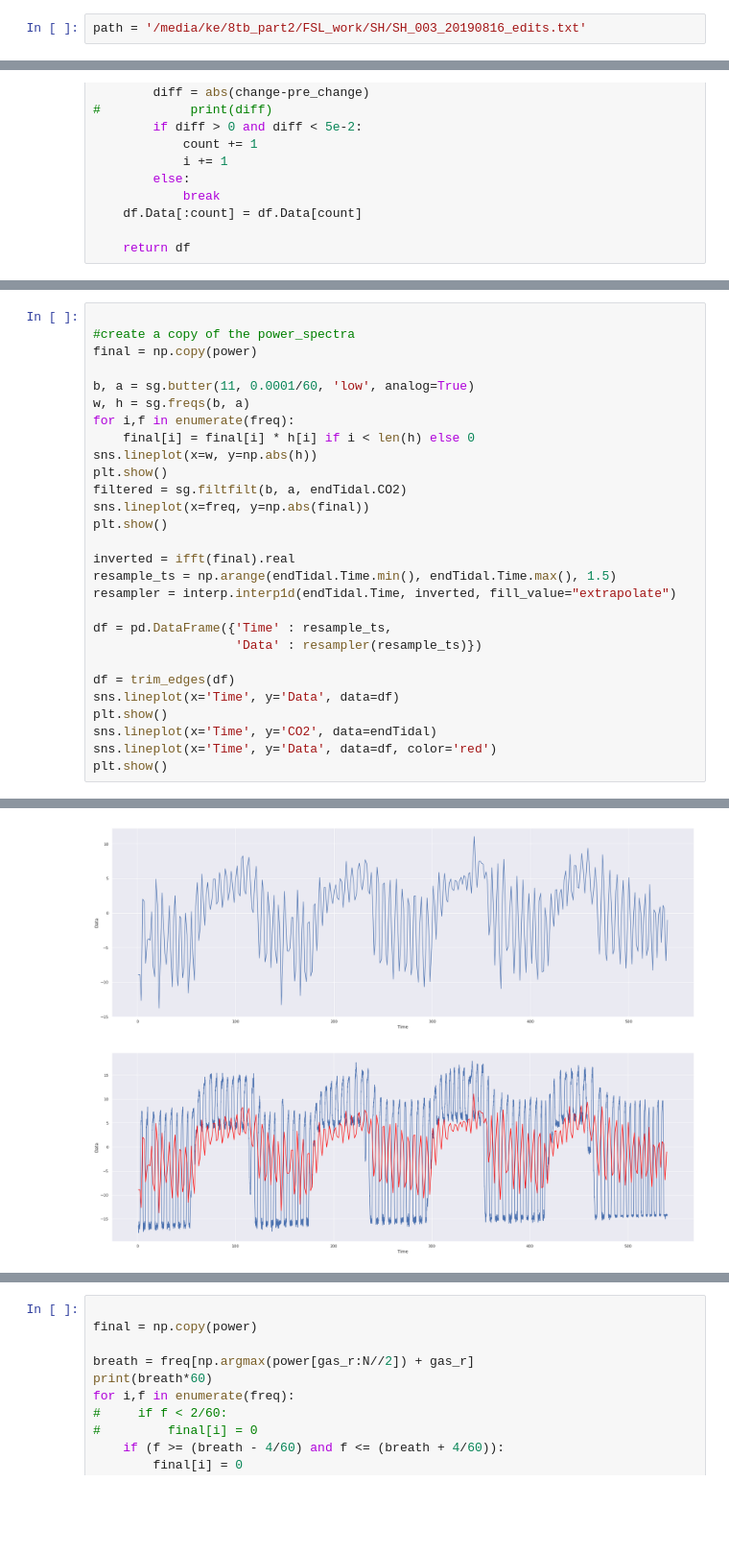
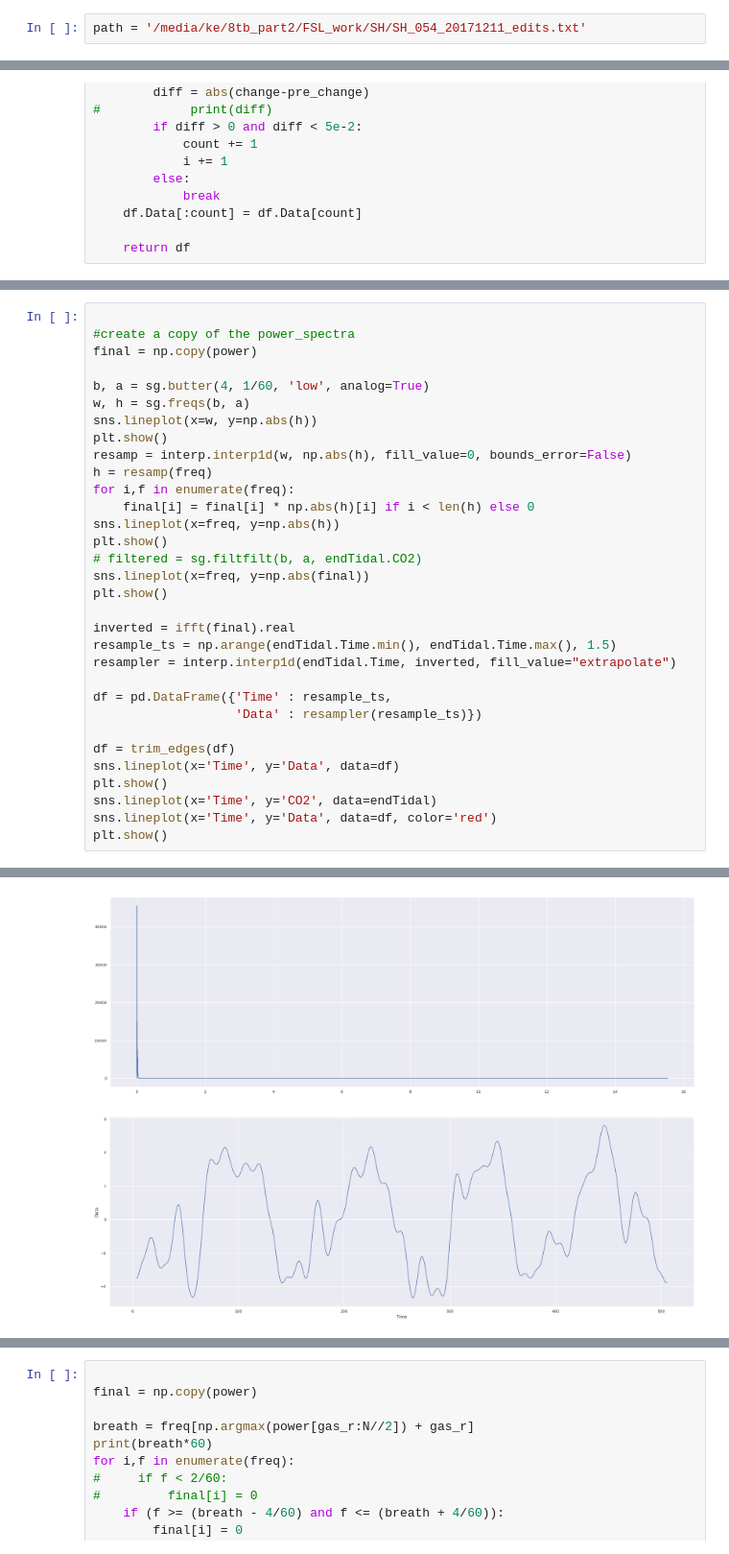
Before and after one commit to jacek257/Project-Chocolate, a Jupyter notebook: Jupyter/Presentation Graphs.ipynb, the cells around one changed output, grey strips where cells are left out. Shown at 96% size. Drawn from its saved outputs; the diff is of its cells as text; blank space fills up the shorter version.

```diff
--- a/Jupyter/Presentation Graphs.ipynb
+++ b/Jupyter/Presentation Graphs.ipynb
@@ -9,7 +9,7 @@ from scipy import signal as sg
 # %%
 sns.set(rc={'figure.figsize':(30,10)})
 # %%
-path = '/media/ke/8tb_part2/FSL_work/SH/SH_003_20190816_edits.txt'
+path = '/media/ke/8tb_part2/FSL_work/SH/SH_054_20171211_edits.txt'
 # %%
 endTidal = pd.read_csv(path, sep='\t|,', header=None, usecols=[0, 1, 2], index_col=False, engine='python')
 endTidal = endTidal.rename(columns={0 : 'Time',
@@ -176,13 +179,17 @@ plt.show()
 #create a copy of the power_spectra
 final = np.copy(power)
 
-b, a = sg.butter(11, 0.0001/60, 'low', analog=True)
+b, a = sg.butter(4, 1/60, 'low', analog=True)
 w, h = sg.freqs(b, a)
-for i,f in enumerate(freq):
-    final[i] = final[i] * h[i] if i < len(h) else 0
 sns.lineplot(x=w, y=np.abs(h))
 plt.show()
-filtered = sg.filtfilt(b, a, endTidal.CO2)
+resamp = interp.interp1d(w, np.abs(h), fill_value=0, bounds_error=False)
+h = resamp(freq)
+for i,f in enumerate(freq):
+    final[i] = final[i] * np.abs(h)[i] if i < len(h) else 0
+sns.lineplot(x=freq, y=np.abs(h))
+plt.show()
+# filtered = sg.filtfilt(b, a, endTidal.CO2)
 sns.lineplot(x=freq, y=np.abs(final))
 plt.show()
 
@@ -205,2 +212,2 @@ plt.show()
-[figure, old version]
+[figure, new version]
-[figure, old version]
+[figure, new version]
```
Also changed, not shown: parts of 12 cells of this notebook, 2 other files.
